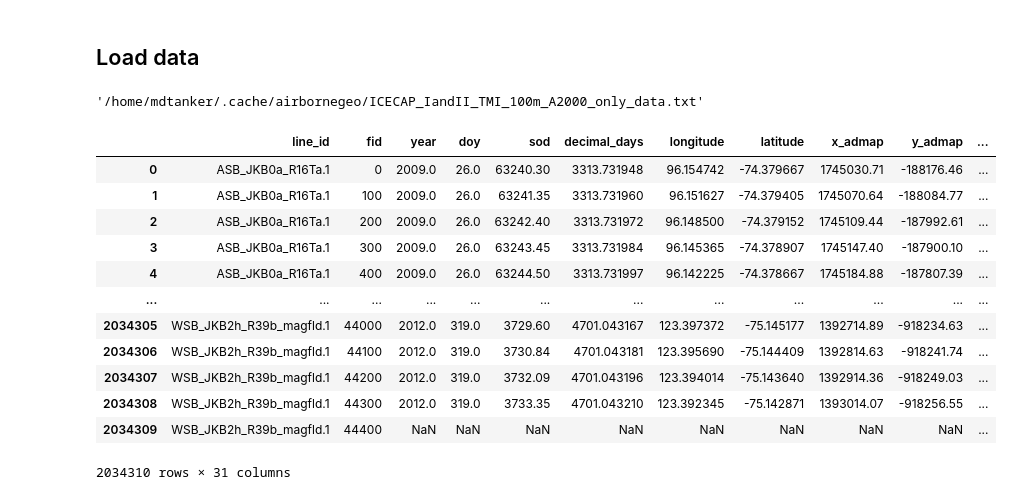
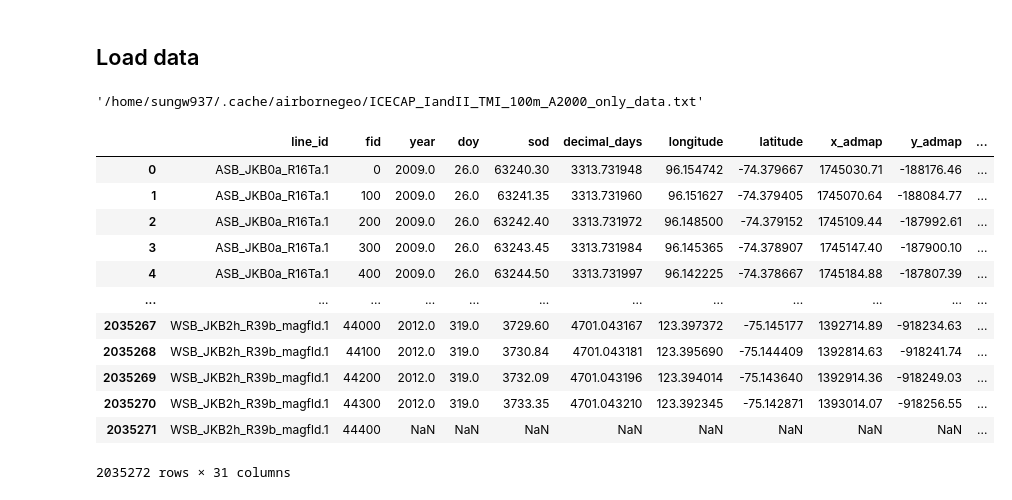
Before and after one commit to GeoToolkits/airbornegeo, a Jupyter notebook: docs/ICECAP_survey.ipynb, the cells around one changed output. Saved outputs shown, nothing was run; the diff lists cells and outputs as text; code cells hidden in the pictures.

```diff
--- a/docs/ICECAP_survey.ipynb
+++ b/docs/ICECAP_survey.ipynb
@@ -22,13 +20,15 @@ The autoreload extension is already loaded. To reload it, use:
 ## Load data
 # %%
 import pathlib
+import shutil
 
 
 def preprocessing(fname, action, _pooch2):
     fname = pathlib.Path(fname)
 
-    # Rename to the file to ***_preprocessed.txt
+    # Copy to the file to ***_on_data.txt
     fname_processed = fname.with_stem(fname.stem + "_only_data")
+    shutil.copy(fname, fname_processed)
 
     # Only recalculate if new download or the processed file doesn't exist yet
     if action in ("download", "update") or not fname_processed.exists():
@@ -65,12 +65,12 @@ path = pooch.retrieve(
 )
 path
 # %% [output]
-'/home/mdtanker/.cache/airbornegeo/ICECAP_IandII_TMI_100m_A2000_only_data.txt'
+'/home/sungw937/.cache/airbornegeo/ICECAP_IandII_TMI_100m_A2000_only_data.txt'
 # %%
 data_df = pd.read_csv(
     path,
     sep=r"\s+",  # split on whitespace
-    # skiprows=2,  # skip the first row which contains column names
+    skiprows=2,  # skip the first rows which contains column names
     # nrows=1000e3,
     na_values=["*"],  # replace -9999.0 with NaN
     names=[
@@ -89,39 +89,39 @@ data_df = pd.read_csv(
         "surface_elevation",
         "bed_elevation",
         "igrf_f",
         "igrf_i",
         "igrf_d",
         "tmi_raw",
         "despike_correction",
         "tmi_despiked",
         "pomme_f",
         "pomme_f_t0",
         "tmi_pomme_corrected",
         "base_correction",
         "tmi_base_corrected",
         "a2000_elevation",
         "a2000_tmi",
         "median_levelling_correction",
         "tmi_a2000_levelled",
         "tensioned_spline_correction",
         "tmi_tensioned_spline_corrected",
     ],
 )
 data_df
 # %% [output]
 |  | line_id | fid | year | doy | sod | decimal_days | longitude | latitude | x_admap | y_admap | ... |
 | 0 | ASB_JKB0a_R16Ta.1 | 0 | 2009.0 | 26.0 | 63240.30 | 3313.731948 | 96.154742 | -74.379667 | 1745030.71 | -188176.46 | ... |
 | 1 | ASB_JKB0a_R16Ta.1 | 100 | 2009.0 | 26.0 | 63241.35 | 3313.731960 | 96.151627 | -74.379405 | 1745070.64 | -188084.77 | ... |
 | 2 | ASB_JKB0a_R16Ta.1 | 200 | 2009.0 | 26.0 | 63242.40 | 3313.731972 | 96.148500 | -74.379152 | 1745109.44 | -187992.61 | ... |
 | 3 | ASB_JKB0a_R16Ta.1 | 300 | 2009.0 | 26.0 | 63243.45 | 3313.731984 | 96.145365 | -74.378907 | 1745147.40 | -187900.10 | ... |
 | 4 | ASB_JKB0a_R16Ta.1 | 400 | 2009.0 | 26.0 | 63244.50 | 3313.731997 | 96.142225 | -74.378667 | 1745184.88 | -187807.39 | ... |
 | ... | ... | ... | ... | ... | ... | ... | ... | ... | ... | ... | ... |
-| 2034305 | WSB_JKB2h_R39b_magfld.1 | 44000 | 2012.0 | 319.0 | 3729.60 | 4701.043167 | 123.397372 | -75.145177 | 1392714.89 | -918234.63 | ... |
-| 2034306 | WSB_JKB2h_R39b_magfld.1 | 44100 | 2012.0 | 319.0 | 3730.84 | 4701.043181 | 123.395690 | -75.144409 | 1392814.63 | -918241.74 | ... |
-| 2034307 | WSB_JKB2h_R39b_magfld.1 | 44200 | 2012.0 | 319.0 | 3732.09 | 4701.043196 | 123.394014 | -75.143640 | 1392914.36 | -918249.03 | ... |
-| 2034308 | WSB_JKB2h_R39b_magfld.1 | 44300 | 2012.0 | 319.0 | 3733.35 | 4701.043210 | 123.392345 | -75.142871 | 1393014.07 | -918256.55 | ... |
-| 2034309 | WSB_JKB2h_R39b_magfld.1 | 44400 | NaN | NaN | NaN | NaN | NaN | NaN | NaN | NaN | ... |
+| 2035267 | WSB_JKB2h_R39b_magfld.1 | 44000 | 2012.0 | 319.0 | 3729.60 | 4701.043167 | 123.397372 | -75.145177 | 1392714.89 | -918234.63 | ... |
+| 2035268 | WSB_JKB2h_R39b_magfld.1 | 44100 | 2012.0 | 319.0 | 3730.84 | 4701.043181 | 123.395690 | -75.144409 | 1392814.63 | -918241.74 | ... |
+| 2035269 | WSB_JKB2h_R39b_magfld.1 | 44200 | 2012.0 | 319.0 | 3732.09 | 4701.043196 | 123.394014 | -75.143640 | 1392914.36 | -918249.03 | ... |
+| 2035270 | WSB_JKB2h_R39b_magfld.1 | 44300 | 2012.0 | 319.0 | 3733.35 | 4701.043210 | 123.392345 | -75.142871 | 1393014.07 | -918256.55 | ... |
+| 2035271 | WSB_JKB2h_R39b_magfld.1 | 44400 | NaN | NaN | NaN | NaN | NaN | NaN | NaN | NaN | ... |
-2034310 rows × 31 columns
+2035272 rows × 31 columns
 # %%
 data_df.hist(bins=50, figsize=(20, 15));
 # %% [output]
```
Also changed, not shown: parts of 10 cells of this notebook, 32 other files.
